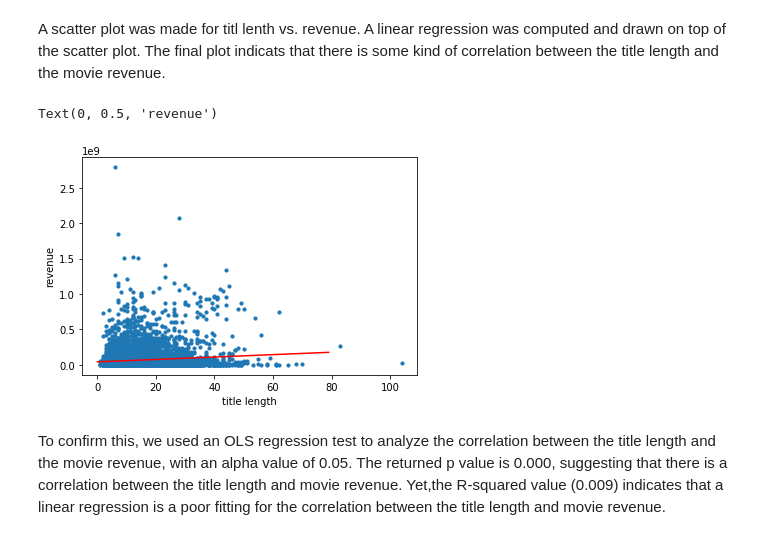
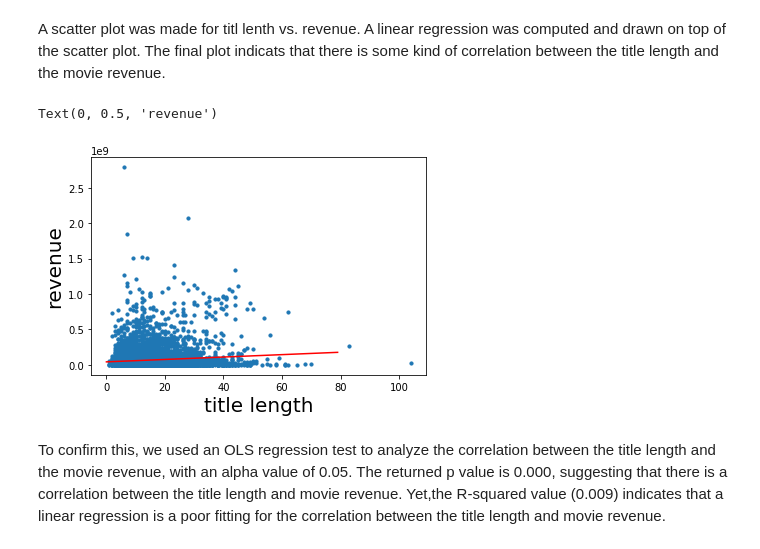
Before and after one commit to COGS108/MyFirstPullRequest, a Jupyter notebook: FinalProject.ipynb, the cells around one changed output. Cells and saved outputs as stored; diff of their text form; code cells hidden in the pictures.

```diff
--- a/FinalProject.ipynb
+++ b/FinalProject.ipynb
@@ -298,11 +304,11 @@ pred_rev = title_len * a1 + b1
 # %%
 plt.scatter(x = lenth_rev['title'], y = lenth_rev['revenue'], s=10)
 plt.plot(title_len, pred_rev, linestyle='-',color = "red")
-plt.xlabel('title length')
-plt.ylabel('revenue')
+plt.xlabel('title length', size=20)
+plt.ylabel('revenue', size =20)
 # %% [output]
 Text(0, 0.5, 'revenue')
-[figure, old version]
+[figure, new version]
 # %% [markdown]
 To confirm this, we used an OLS regression test to analyze the correlation between the title length and the movie revenue, with an alpha value of 0.05. The returned p value is 0.000, suggesting that there is a correlation between the title length and movie revenue. Yet,the R-squared value (0.009) indicates that a linear regression is a poor fitting for the correlation between the title length and movie revenue.
 # %%
```
Also changed, not shown: parts of 8 cells of this notebook.
